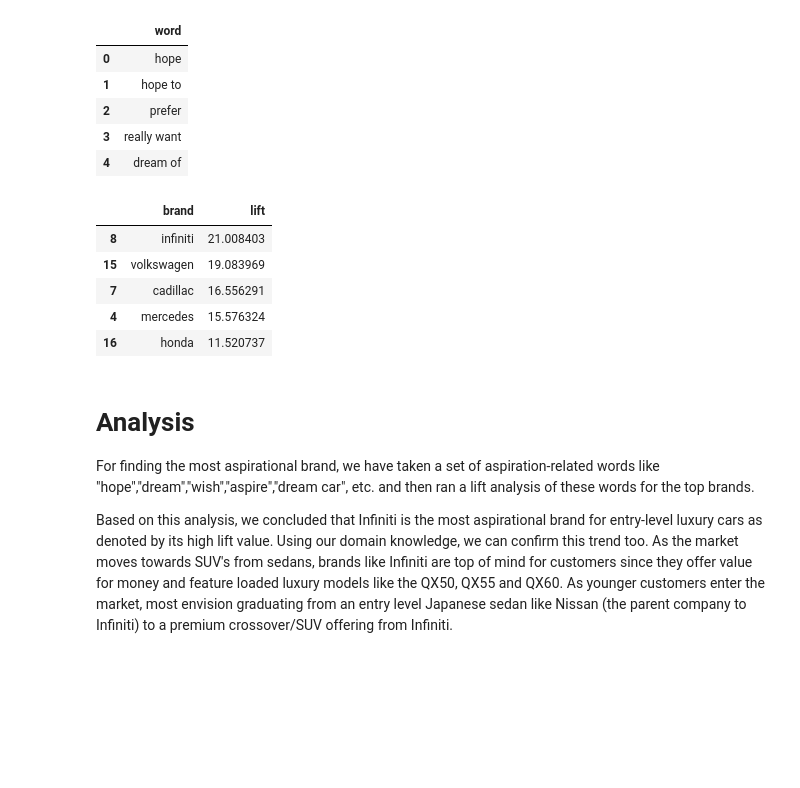
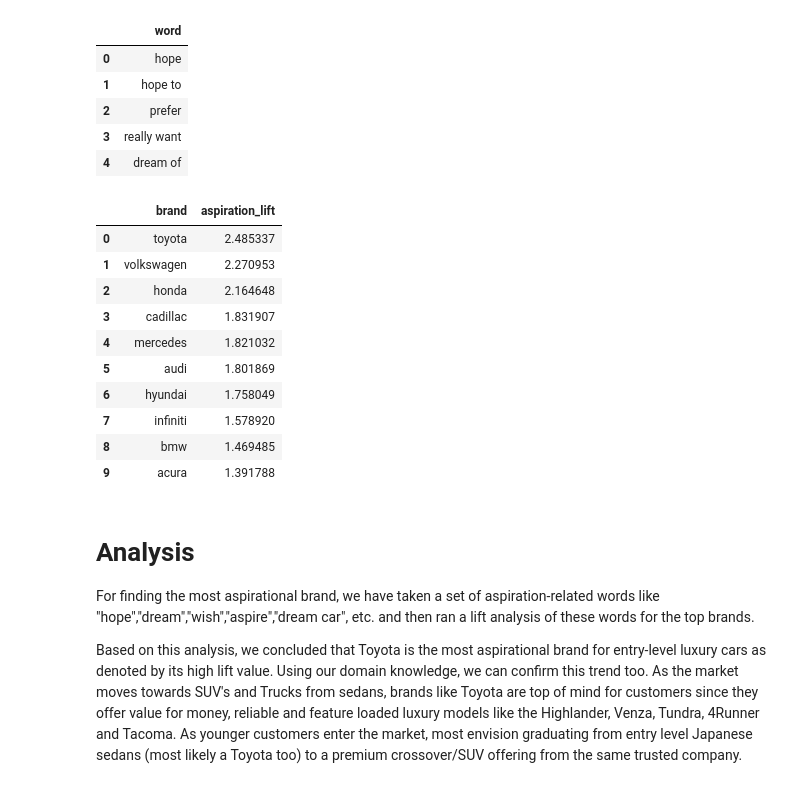
Before and after one commit to ShivarjunSarkar/Text-Analytics, a Jupyter notebook: Lift & MDS Analysis for the Automobile Sector.ipynb, the cells around one changed output. Drawn from its saved outputs; the diff is of its cells as text; code cells hidden in the pictures; blank space fills up the shorter version.

```diff
--- a/Lift & MDS Analysis for the Automobile Sector.ipynb
+++ b/Lift & MDS Analysis for the Automobile Sector.ipynb
@@ -638,21 +637,26 @@ aspiration.head()
 | 4 | dream of |
 # %%
 #Repalce all aspirational words with tthe word asporation
-comments['comments_unique'] = comments['comments_unique'].map(lambda word_list: [word if word not in aspiration['word'] else 'aspiration' for word in word_list])
+comments['comments_unique'] = comments['comments_unique'].map(lambda word_list: [word if word not in list(aspiration['word']) else 'aspiration' for word in word_list])
 aspiration_df = top_brands[['brand']]
 
 #Caculate lift between aspiration and brand
-aspiration_df['lift'] = aspiration_df['brand'].map(lambda x: Lift(x,'aspiration'))
-aspiration_df.sort_values(by='lift',ascending=False).head()
+aspiration_df['aspiration_lift'] = aspiration_df['brand'].map(lambda x: Lift(x,'aspiration'))
+aspiration_df.sort_values(by='aspiration_lift',ascending=False).reset_index(drop=True).head(10)
 # %% [output]
-|  | brand | lift |
-| 8 | infiniti | 21.008403 |
-| 15 | volkswagen | 19.083969 |
-| 7 | cadillac | 16.556291 |
-| 4 | mercedes | 15.576324 |
-| 16 | honda | 11.520737 |
+|  | brand | aspiration_lift |
+| 0 | toyota | 2.485337 |
+| 1 | volkswagen | 2.270953 |
+| 2 | honda | 2.164648 |
+| 3 | cadillac | 1.831907 |
+| 4 | mercedes | 1.821032 |
+| 5 | audi | 1.801869 |
+| 6 | hyundai | 1.758049 |
+| 7 | infiniti | 1.578920 |
+| 8 | bmw | 1.469485 |
+| 9 | acura | 1.391788 |
 # %% [markdown]
 # **Analysis**
 For finding the most aspirational brand, we have taken a set of aspiration-related words like "hope","dream","wish","aspire","dream car", etc. and then ran a lift analysis of these words for the top brands.
 
-Based on this analysis, we concluded that Infiniti is the most aspirational brand for entry-level luxury cars as denoted by its high lift value. Using our domain knowledge, we can confirm this trend too. As the market moves towards SUV's from sedans, brands like Infiniti are top of mind for customers since they offer value for money and feature loaded luxury models like the QX50, QX55 and QX60. As younger customers enter the market, most envision graduating from an entry level Japanese sedan like Nissan (the parent company to Infiniti) to a premium crossover/SUV offering from Infiniti.
+Based on this analysis, we concluded that Toyota is the most aspirational brand for entry-level luxury cars as denoted by its high lift value. Using our domain knowledge, we can confirm this trend too. As the market moves towards SUV's and Trucks from sedans, brands like Toyota are top of mind for customers since they offer value for money, reliable and feature loaded luxury models like the Highlander, Venza, Tundra, 4Runner and Tacoma. As younger customers enter the market, most envision graduating from entry level Japanese sedans (most likely a Toyota too) to a premium crossover/SUV offering from the same trusted company.
```
Also changed, not shown: parts of 2 cells of this notebook.
